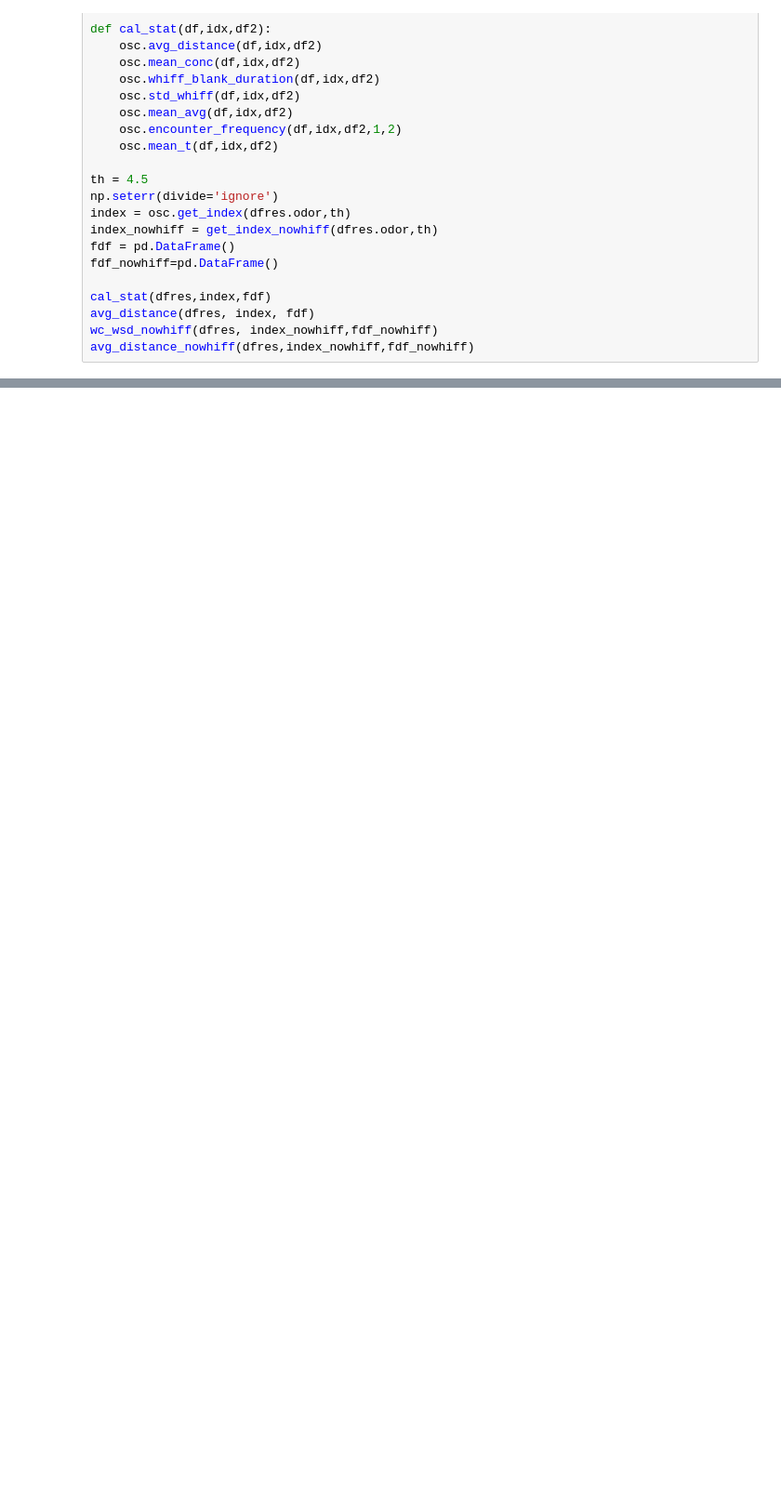
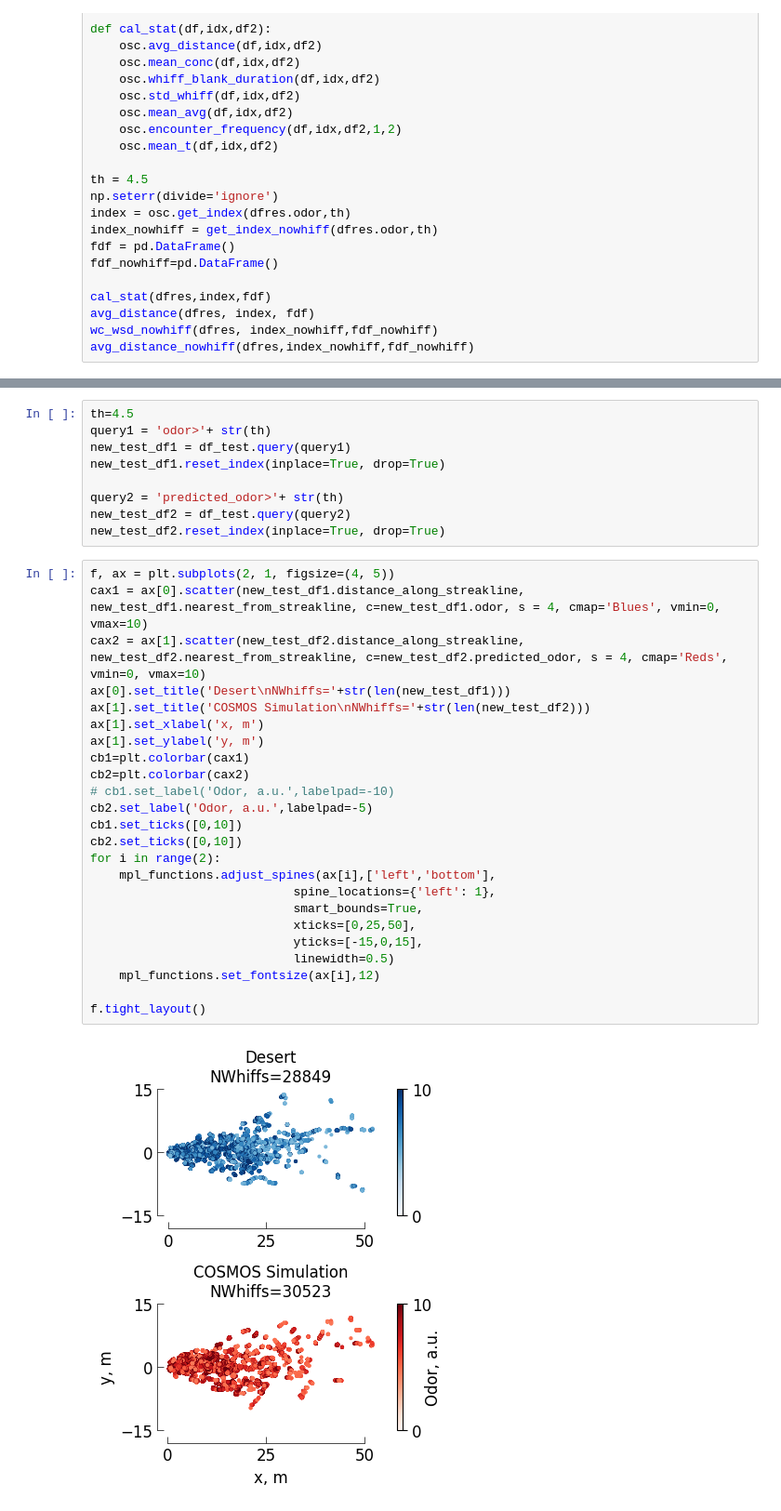
Before and after one commit to arunavanag591/COSMOS, a Jupyter notebook: train_model.ipynb, the cells around one changed output, grey strips where cells are left out. Shown at 93% size. Cells and saved outputs as stored; diff of their text form; blank space fills up the shorter version.

```diff
--- a/train_model.ipynb
+++ b/train_model.ipynb
@@ -243,0 +706,35 @@ avg_distance_nowhiff(dfres,index_nowhiff,fdf_nowhiff)
+# %%
+th=4.5
+query1 = 'odor>'+ str(th)
+new_test_df1 = df_test.query(query1)
+new_test_df1.reset_index(inplace=True, drop=True)
+
+query2 = 'predicted_odor>'+ str(th)
+new_test_df2 = df_test.query(query2)
+new_test_df2.reset_index(inplace=True, drop=True)
+# %%
+f, ax = plt.subplots(2, 1, figsize=(4, 5))
+cax1 = ax[0].scatter(new_test_df1.distance_along_streakline, new_test_df1.nearest_from_streakline, c=new_test_df1.odor, s = 4, cmap='Blues', vmin=0, vmax=10)
+cax2 = ax[1].scatter(new_test_df2.distance_along_streakline, new_test_df2.nearest_from_streakline, c=new_test_df2.predicted_odor, s = 4, cmap='Reds', vmin=0, vmax=10)
+ax[0].set_title('Desert\nNWhiffs='+str(len(new_test_df1)))
+ax[1].set_title('COSMOS Simulation\nNWhiffs='+str(len(new_test_df2)))
+ax[1].set_xlabel('x, m')
+ax[1].set_ylabel('y, m')
+cb1=plt.colorbar(cax1)
+cb2=plt.colorbar(cax2)
+# cb1.set_label('Odor, a.u.',labelpad=-10)
+cb2.set_label('Odor, a.u.',labelpad=-5)
+cb1.set_ticks([0,10])
+cb2.set_ticks([0,10])
+for i in range(2):
+    mpl_functions.adjust_spines(ax[i],['left','bottom'],
+                            spine_locations={'left': 1},
+                            smart_bounds=True,
+                            xticks=[0,25,50],
+                            yticks=[-15,0,15],
+                            linewidth=0.5)
+    mpl_functions.set_fontsize(ax[i],12)
+
+f.tight_layout()
+# %% [output]
+[figure, added]
```
Also changed, not shown: parts of 5 cells of this notebook, 16 other files.
